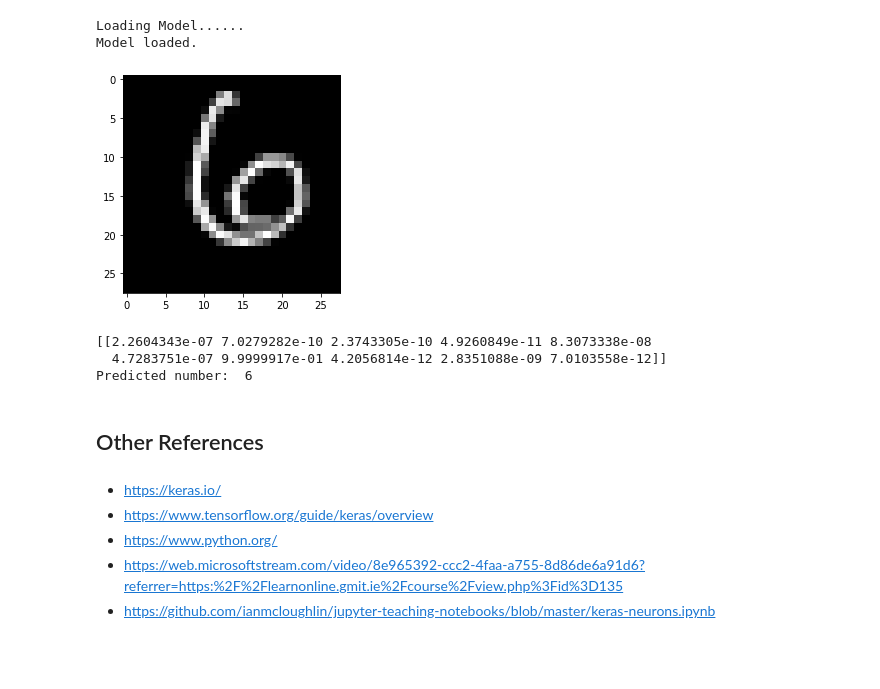
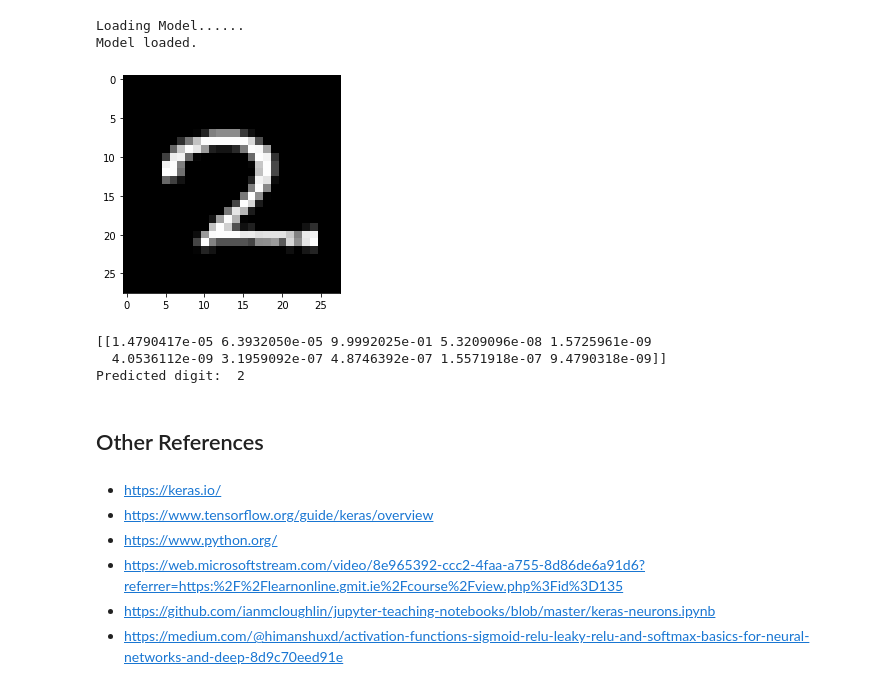
Before and after one commit to CookeRichard94/Emerging-Technologies-2019, a Jupyter notebook: DigitReader.ipynb, the cells around one changed output. Cells and saved outputs as stored; diff of their text form; code cells hidden in the pictures; blank space fills up the shorter version.

```diff
--- a/DigitReader.ipynb
+++ b/DigitReader.ipynb
@@ -184,16 +207,16 @@ Loading Model......
 Model loaded.
 # %%
 # Plots the image that will be passed for prediction
-plt.imshow(test_img[100].reshape(28, 28), cmap="gray")
+plt.imshow(test_img[77].reshape(28, 28), cmap="gray")
 plt.show()
 
 # Returns normalized output for each digit and also uses argmax to return the actual prediction
-print(loadedModel.predict(test_img[100:101]), "\nPredicted number: ", np.argmax(loadedModel.predict(test_img[100:101])))
+print(loadedModel.predict(test_img[77:78]), "\nPredicted digit: ", np.argmax(loadedModel.predict(test_img[77:78])))
 # %% [output]
-[figure, old version]
+[figure, new version]
-[[2.2604343e-07 7.0279282e-10 2.3743305e-10 4.9260849e-11 8.3073338e-08
-  4.7283751e-07 9.9999917e-01 4.2056814e-12 2.8351088e-09 7.0103558e-12]]
-Predicted number:  6
+[[1.4790417e-05 6.3932050e-05 9.9992025e-01 5.3209096e-08 1.5725961e-09
+  4.0536112e-09 3.1959092e-07 4.8746392e-07 1.5571918e-07 9.4790318e-09]]
+Predicted digit:  2
 # %% [markdown]
 ## Other References
 # %% [markdown]
@@ -202,3 +225,4 @@ Predicted number:  6
 * https://www.python.org/
 * https://web.microsoftstream.com/video/8e965392-ccc2-4faa-a755-8d86de6a91d6?referrer=https:%2F%2Flearnonline.gmit.ie%2Fcourse%2Fview.php%3Fid%3D135
 * https://github.com/ianmcloughlin/jupyter-teaching-notebooks/blob/master/keras-neurons.ipynb
+* https://medium.com/@himanshuxd/activation-functions-sigmoid-relu-leaky-relu-and-softmax-basics-for-neural-networks-and-deep-8d9c70eed91e
```
Also changed, not shown: parts of 8 cells of this notebook, 1 other file.
